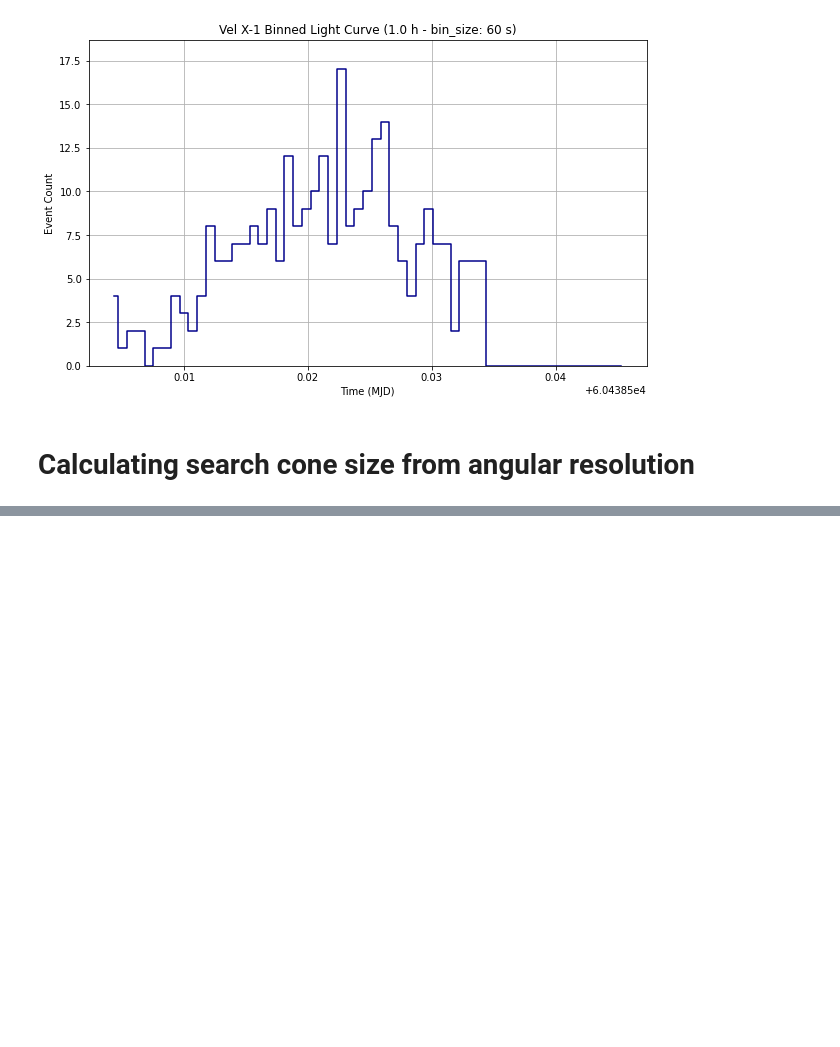
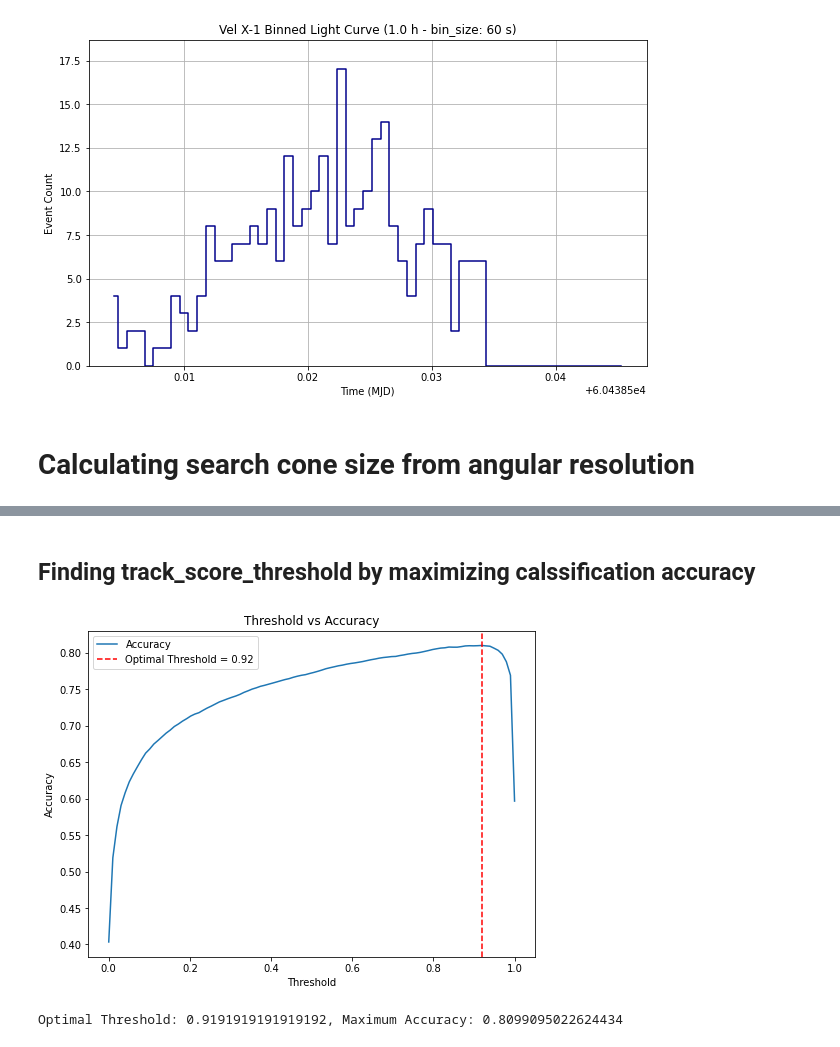
Before and after one commit to rodrigruiz/psr, a Jupyter notebook: src/notebooks/TestNotebook.ipynb, the cells around one changed output, grey strips where cells are left out. Saved outputs shown, nothing was run; the diff lists cells and outputs as text; code cells hidden in the pictures; blank space fills up the shorter version.

```diff
--- a/src/notebooks/TestNotebook.ipynb
+++ b/src/notebooks/TestNotebook.ipynb
@@ -3851,0 +4048,59 @@ Fermi Data:  ['https://fermi.gsfc.nasa.gov/FTP/fermi/data/lat/queries/L241104102
+# %% [markdown]
+## Finding track_score_threshold by maximizing calssification accuracy
+# %%
+import pandas as pd
+import numpy as np
+import matplotlib.pyplot as plt
+
+# Paths to the files
+path_numu = '/home/hpc/capn/capn107h/software/nextflow_output/parampid/classified_files/mcv8.1.gsg_numu-CCHEDIS_1e2-1e8GeV.sirene.jterbr00013298.jchain.aashower.11.root_scored.h5'
+path_anue = '/home/hpc/capn/capn107h/software/nextflow_output/parampid/classified_files/mcv8.1.gsg_anue-CCHEDIS_1e2-1e8GeV.sirene.jterbr00013298.jchain.aashower.11.root_scored.h5'
+
+# Load the data
+df_anue = pd.read_hdf(path_anue, 'summary')  # Shower-like events
+df_numu = pd.read_hdf(path_numu, 'summary')  # Track-like events
+
+# Extract track_score
+track_scores_anue = df_anue['track_score'].values  # Shower-like scores
+track_scores_numu = df_numu['track_score'].values  # Track-like scores
+
+# Assign labels
+true_labels_anue = np.zeros(len(track_scores_anue))  # Shower-like events: label 0
+true_labels_numu = np.ones(len(track_scores_numu))  # Track-like events: label 1
+
+# Combine data
+track_scores = np.concatenate([track_scores_anue, track_scores_numu])
+true_labels = np.concatenate([true_labels_anue, true_labels_numu])
+
+# Define thresholds to test
+thresholds = np.linspace(0, 1, 100)
+
+# Store accuracy values
+accuracies = []
+
+for threshold in thresholds:
+    # Predict: 1 if track_score >= threshold, else 0
+    predictions = (track_scores >= threshold).astype(int)
+
+    # Compute accuracy
+    accuracy = (predictions == true_labels).mean()
+    accuracies.append(accuracy)
+
+# Find the optimal threshold
+optimal_threshold = thresholds[np.argmax(accuracies)]
+max_accuracy = max(accuracies)
+
+# Plot Accuracy vs Threshold
+plt.figure(figsize=(8, 6))
+plt.plot(thresholds, accuracies, label="Accuracy")
+plt.axvline(optimal_threshold, color='red', linestyle='--', label=f"Optimal Threshold = {optimal_threshold:.2f}")
+plt.xlabel("Threshold")
+plt.ylabel("Accuracy")
+plt.title("Threshold vs Accuracy")
+plt.legend()
+plt.show()
+
+print(f"Optimal Threshold: {optimal_threshold}, Maximum Accuracy: {max_accuracy}")
+# %% [output]
+[figure, added]
+Optimal Threshold: 0.9191919191919192, Maximum Accuracy: 0.8099095022624434
```
Also changed, not shown: parts of 79 cells of this notebook, 10 other files.
